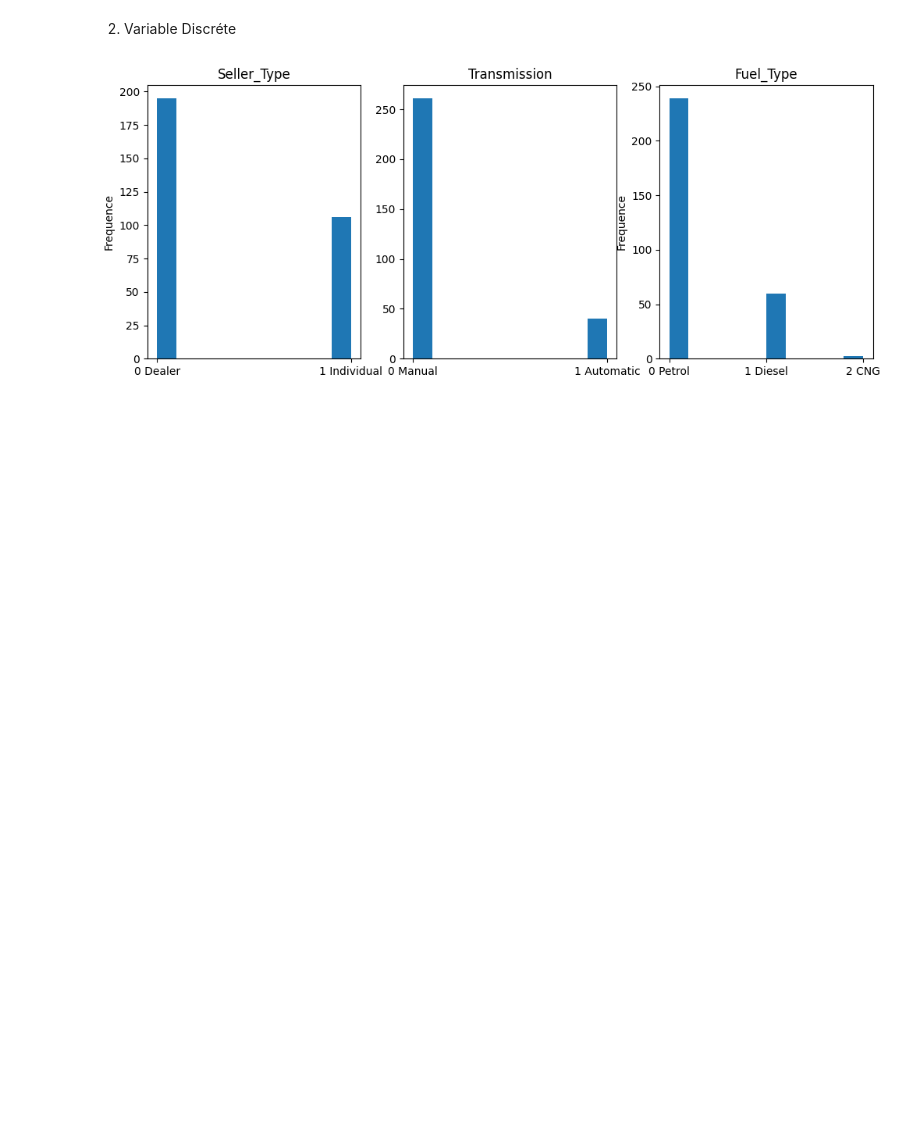
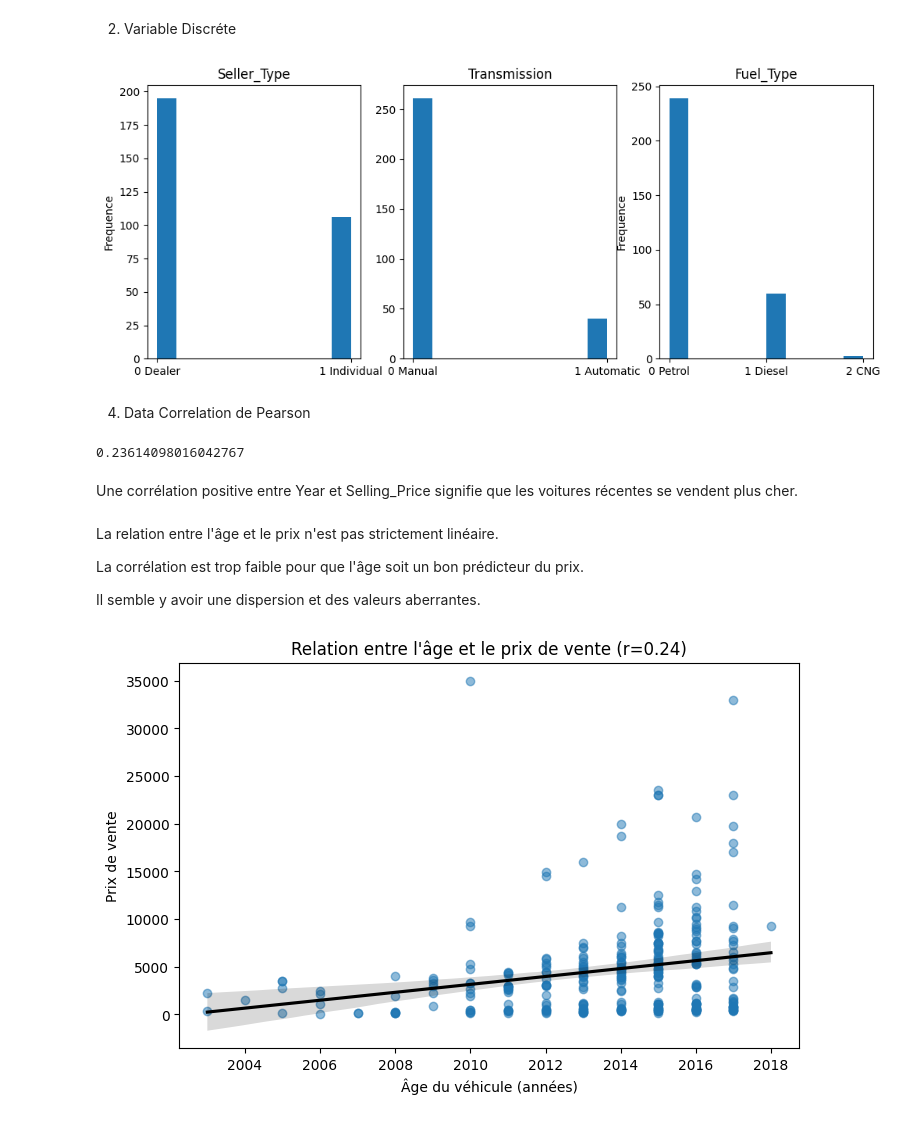
Before and after one commit to ilyes-chabab/new-car, a Jupyter notebook: analysis.ipynb, the cells around one changed output. Drawn from its saved outputs; the diff is of its cells as text; code cells hidden in the pictures; blank space fills up the shorter version.

Commit message:
Finish q4 data correlation

```diff
--- a/analysis.ipynb
+++ b/analysis.ipynb
@@ -4,7 +5,7 @@ import matplotlib.pyplot as plt
 # %% [markdown]
 1. Import data les données du csv
 # %%
-df = pd.read_csv('carData.csv')
+df = pd.read_csv('data/carData.csv')
 # %% [markdown]
 2. Explo
 # %%
@@ -87,3 +88,26 @@ plt.ylabel('Frequence')
 plt.show()
 # %% [output]
 [figure]
+# %% [markdown]
+4. Data Correlation de Pearson
+# %%
+df['Year'].corr(df['Selling_Price'])
+# %% [output]
+0.23614098016042767
+# %% [markdown]
+Une corrélation positive entre Year et Selling_Price signifie que les voitures récentes se vendent plus cher.
+# %% [markdown]
+La relation entre l'âge et le prix n'est pas strictement linéaire.
+
+La corrélation est trop faible pour que l'âge soit un bon prédicteur du prix.
+
+Il semble y avoir une dispersion et des valeurs aberrantes.
+# %%
+plt.figure(figsize=(8,5))
+sns.regplot(x=df['Year'], y=df['Selling_Price'], scatter_kws={'alpha':0.5}, line_kws={"color": "black"})
+plt.xlabel("Âge du véhicule (années)")
+plt.ylabel("Prix de vente")
+plt.title(f"Relation entre l'âge et le prix de vente (r={df['Year'].corr(df['Selling_Price']):.2f})")
+plt.show()
+# %% [output]
+[figure, added]
```
Also changed, not shown: parts of 3 cells of this notebook, 3 other files.
